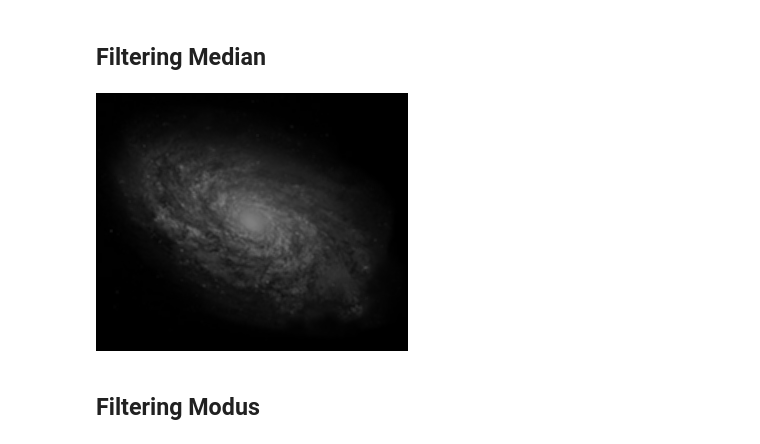
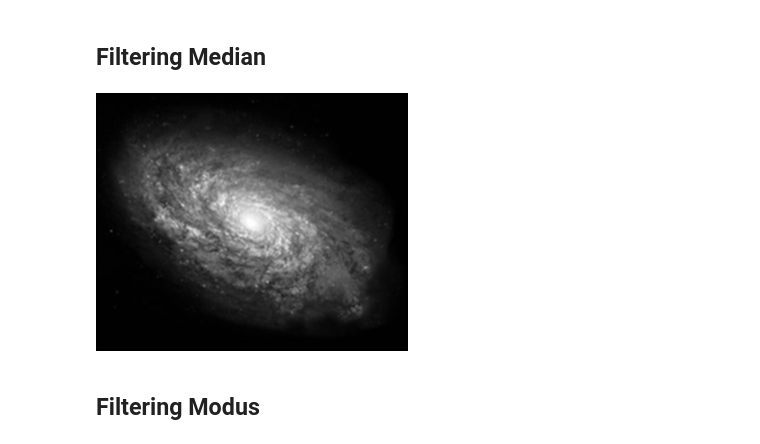
Before and after one commit to 16Komang/PCVK, a Jupyter notebook: ProjectUTS.ipynb, the cells around one changed output. Drawn from its saved outputs; the diff is of its cells as text; code cells hidden in the pictures.

```diff
--- a/ProjectUTS.ipynb
+++ b/ProjectUTS.ipynb
@@ -54,12 +54,12 @@ cv2_imshow(filtering(img_gray,kernal_mean,1,2))
 ## Filtering Median
 # %%
 # Kodingan median
-kernal_median = np.array([[1/18,1/18,1/18],
-                       [1/18,1/18,1/18],
-                       [1/18,1/18,1/18]])
+kernal_median = np.array([[1/10,1/10,1/10],
+                       [1/10,1/5,1/10],
+                       [1/10,1/10,1/10]])
 # Hasil
 cv2_imshow(filtering(img_gray,kernal_median,1,2))
 # %% [output]
-[figure, old version]
+[figure, new version]
 # %% [markdown]
 ## Filtering Modus
```
Also changed, not shown: parts of 1 cell of this notebook.
